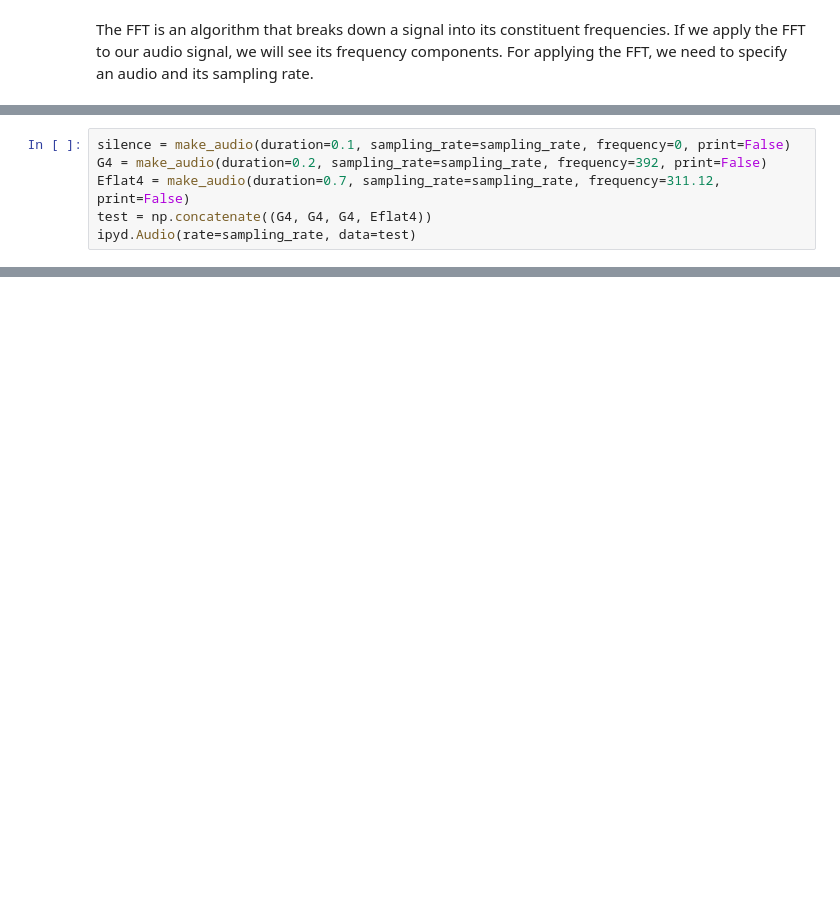
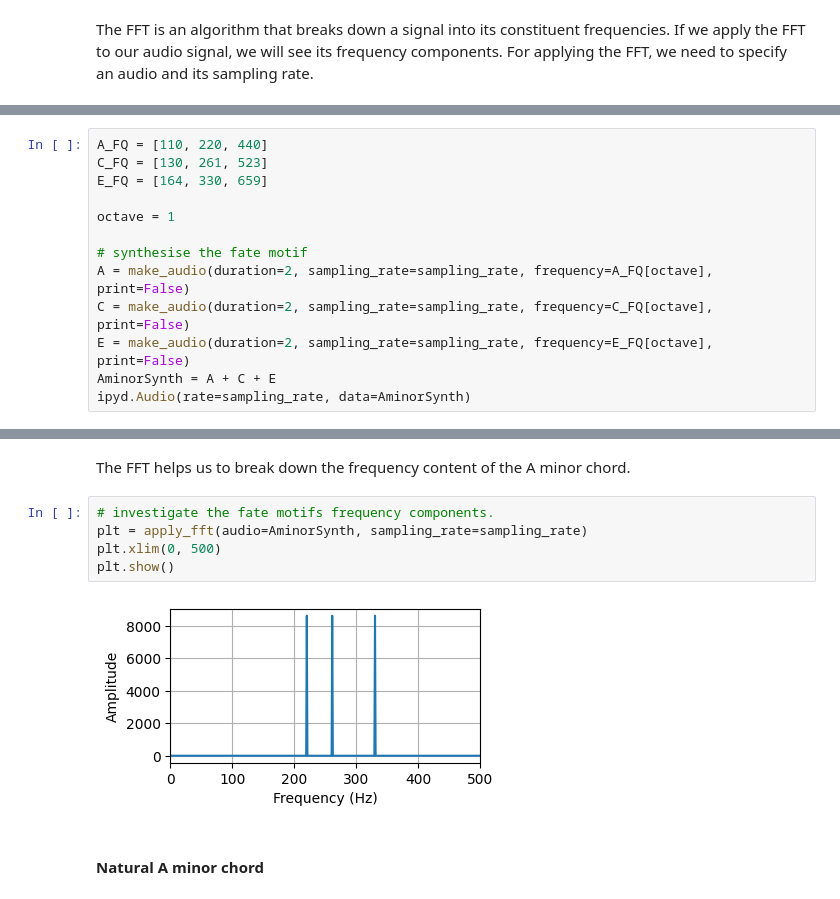
Before and after one commit to aihpi/video-search, a Jupyter notebook: learning-materials/digital_signal_processing.ipynb, the cells around one changed output, grey strips where cells are left out. Drawn from its saved outputs; the diff is of its cells as text; blank space fills up the shorter version.

```diff
--- a/learning-materials/digital_signal_processing.ipynb
+++ b/learning-materials/digital_signal_processing.ipynb
@@ -96,8 +97,15 @@ test
 # %%
-silence = make_audio(duration=0.1, sampling_rate=sampling_rate, frequency=0, print=False)
-G4 = make_audio(duration=0.2, sampling_rate=sampling_rate, frequency=392, print=False)
-Eflat4 = make_audio(duration=0.7, sampling_rate=sampling_rate, frequency=311.12, print=False)
-test = np.concatenate((G4, G4, G4, Eflat4))
-ipyd.Audio(rate=sampling_rate, data=test)
+A_FQ = [110, 220, 440]
+C_FQ = [130, 261, 523]
+E_FQ = [164, 330, 659]
+
+octave = 1
+
+# synthesise the fate motif
+A = make_audio(duration=2, sampling_rate=sampling_rate, frequency=A_FQ[octave], print=False)
+C = make_audio(duration=2, sampling_rate=sampling_rate, frequency=C_FQ[octave], print=False)
+E = make_audio(duration=2, sampling_rate=sampling_rate, frequency=E_FQ[octave], print=False)
+AminorSynth = A + C + E
+ipyd.Audio(rate=sampling_rate, data=AminorSynth)
 # %% [output]
 [interactive output not drawn]
@@ -108,0 +112,11 @@ ipyd.Audio(rate=sampling_rate, data=silence)
+# %% [markdown]
+The FFT helps us to break down the frequency content of the A minor chord.
+# %%
+# investigate the fate motifs frequency components.
+plt = apply_fft(audio=AminorSynth, sampling_rate=sampling_rate)
+plt.xlim(0, 500)
+plt.show()
+# %% [output]
+[figure, added]
+# %% [markdown]
+#### Natural A minor chord
```
Also changed, not shown: parts of 31 cells of this notebook, 3 other files.
